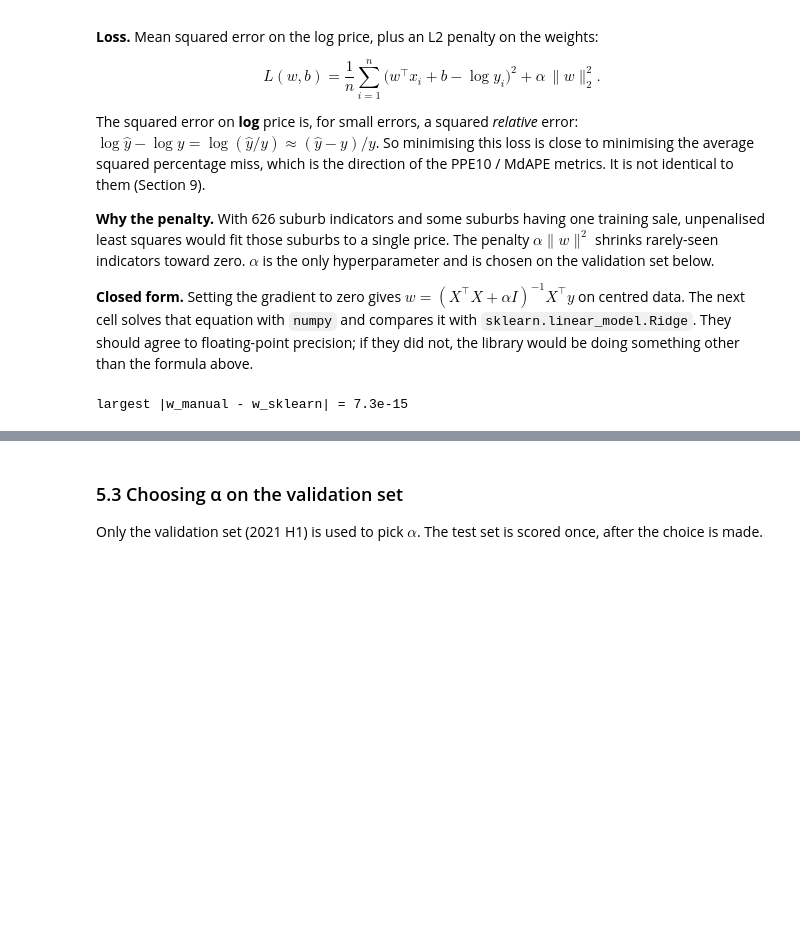
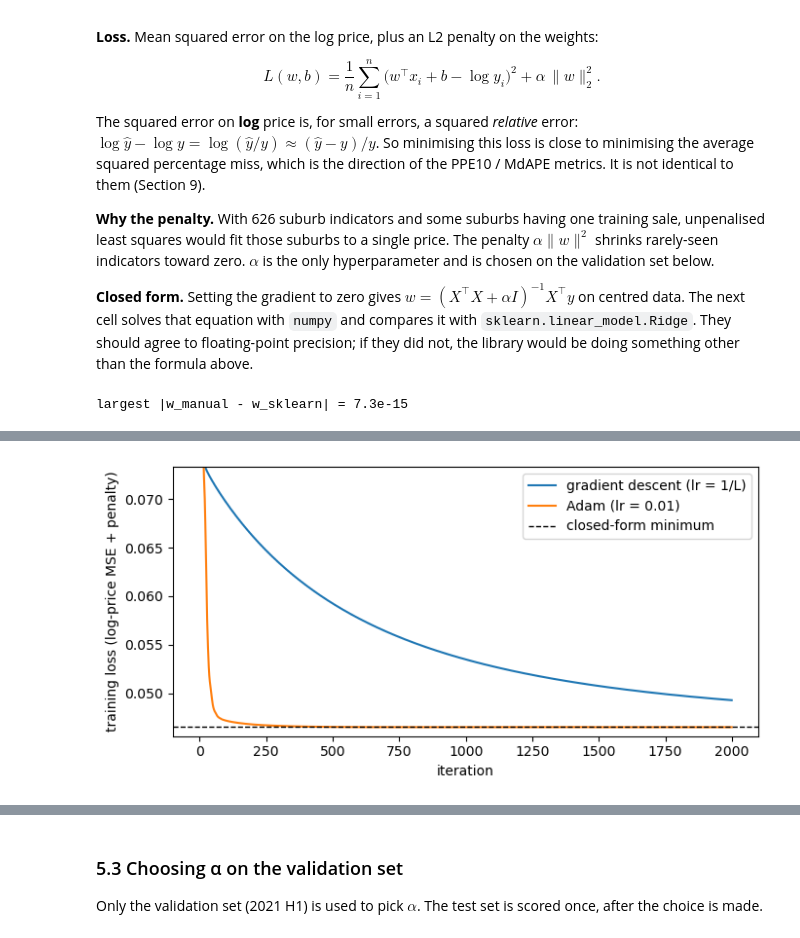
Before and after one commit to AlexHu1210/uts-ml-a2-sydney-house-price, a Jupyter notebook: notebook/UTS_ML_A2_Sydney_House_Price.ipynb, the cells around one changed output, grey strips where cells are left out. Cells and saved outputs as stored; diff of their text form; code cells hidden in the pictures; blank space fills up the shorter version.

Commit message:
Section 5.2b: gradient descent vs Adam on the Ridge loss, compared with the closed form
Co-authored-by: Cursor <cursoragent@cursor.com>

```diff
--- a/notebook/UTS_ML_A2_Sydney_House_Price.ipynb
+++ b/notebook/UTS_ML_A2_Sydney_House_Price.ipynb
@@ -705,0 +720,55 @@ largest |w_manual - w_sklearn| = 7.3e-15
+# %%
+def ridge_loss(w, Xc, yc, alpha):
+    r = Xc @ w - yc
+    return float((r @ r + alpha * (w @ w)) / len(yc))
+
+def ridge_grad(w, Xc, yc, alpha):
+    return (2 / len(yc)) * (Xc.T @ (Xc @ w - yc) + alpha * w)
+
+def train_gd(Xc, yc, alpha, steps):
+    L = (2 / len(yc)) * (np.linalg.eigvalsh(Xc.T @ Xc).max() + alpha)   # largest curvature
+    lr = 1.0 / L
+    w = np.zeros(Xc.shape[1]); hist = []
+    for _ in range(steps):
+        w -= lr * ridge_grad(w, Xc, yc, alpha)
+        hist.append(ridge_loss(w, Xc, yc, alpha))
+    return w, hist, lr
+
+def train_adam(Xc, yc, alpha, steps, lr=0.01, b1=0.9, b2=0.999, eps=1e-8):
+    d = Xc.shape[1]
+    w = np.zeros(d); m = np.zeros(d); v = np.zeros(d); hist = []
+    for t in range(1, steps + 1):
+        g = ridge_grad(w, Xc, yc, alpha)
+        m = b1 * m + (1 - b1) * g                 # first moment (mean of gradients)
+        v = b2 * v + (1 - b2) * g * g             # second moment (mean of squared gradients)
+        m_hat = m / (1 - b1 ** t)                 # bias corrections for the zero start
+        v_hat = v / (1 - b2 ** t)
+        w -= lr * m_hat / (np.sqrt(v_hat) + eps)  # per-coordinate step
+        hist.append(ridge_loss(w, Xc, yc, alpha))
+    return w, hist
+
+ALPHA_DEMO = 1.0
+Xc = X_dense - X_dense.mean(axis=0)
+yc = y_train - y_train.mean()
+w_cf = ridge_closed_form(X_dense, y_train, ALPHA_DEMO)
+loss_cf = ridge_loss(w_cf, Xc, yc, ALPHA_DEMO)
+
+STEPS = 2000
+w_gd, hist_gd, lr_gd = train_gd(Xc, yc, ALPHA_DEMO, STEPS)
+w_adam, hist_adam = train_adam(Xc, yc, ALPHA_DEMO, STEPS, lr=0.01)
+
+eig = np.linalg.eigvalsh(Xc.T @ Xc)
+print(f"condition number of (X'X + alpha I): {(eig.max() + ALPHA_DEMO) / (max(eig.min(), 0) + ALPHA_DEMO):,.0f}")
+print(f"gradient descent: lr = {lr_gd:.3f}, final loss = {hist_gd[-1]:.5f}, "
+      f"max |w - w_closed_form| = {np.abs(w_gd - w_cf).max():.3f}")
+print(f"Adam:             lr = 0.010, final loss = {hist_adam[-1]:.5f}, "
+      f"max |w - w_closed_form| = {np.abs(w_adam - w_cf).max():.5f}")
+print(f"closed form:      loss = {loss_cf:.5f}")
+
+fig, ax = plt.subplots(figsize=(7, 3.5))
+ax.plot(hist_gd, label="gradient descent (lr = 1/L)")
+ax.plot(hist_adam, label="Adam (lr = 0.01)")
+ax.axhline(loss_cf, color="k", ls="--", lw=1, label="closed-form minimum")
+ax.set_xlabel("iteration"); ax.set_ylabel("training loss (log-price MSE + penalty)")
+ax.set_ylim(loss_cf * 0.98, hist_gd[20]); ax.legend(); plt.tight_layout(); plt.show()
+# %% [output]
@@ -705,0 +779 @@ largest |w_manual - w_sklearn| = 7.3e-15
+[figure, added]
```
Also changed, not shown: parts of 3 cells of this notebook, 1 other file.
